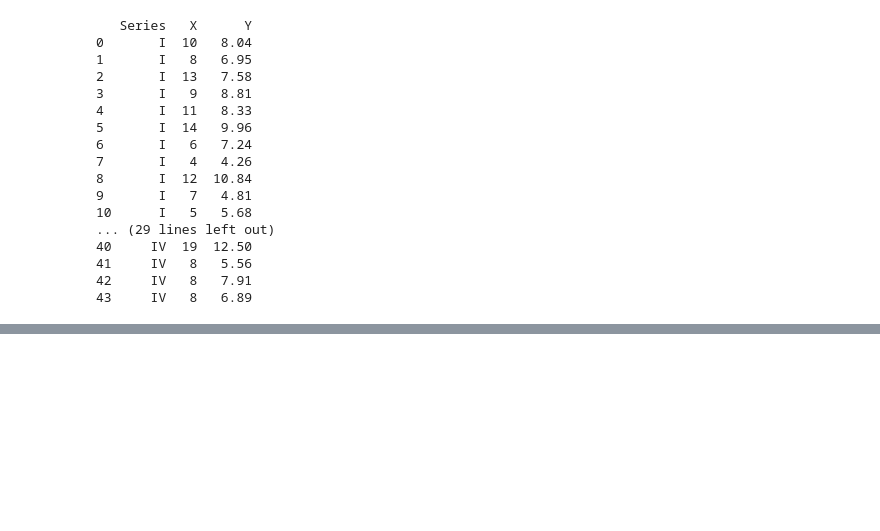
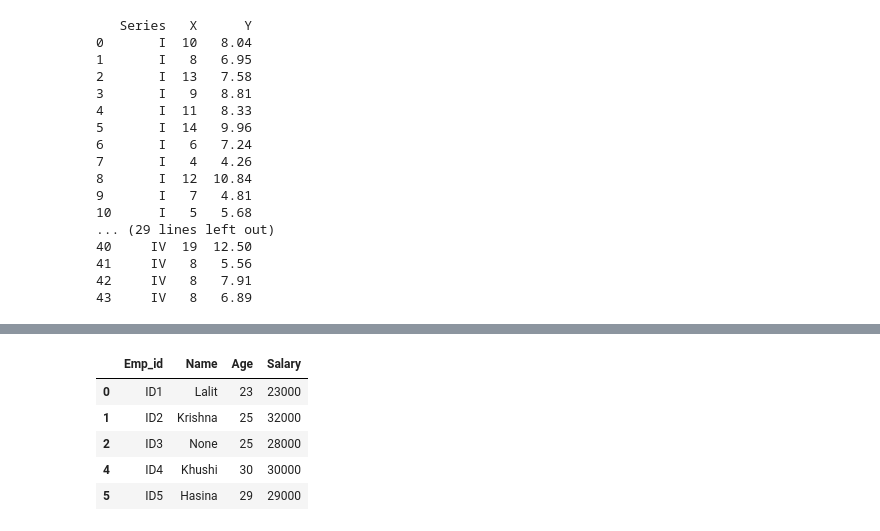
Before and after one commit to Jatingpt/Pandas, a Jupyter notebook: Pandas.ipynb, the cells around one changed output, grey strips where cells are left out. Saved outputs shown, nothing was run; the diff lists cells and outputs as text; code cells hidden in the pictures; blank space fills up the shorter version.

```diff
--- a/Pandas.ipynb
+++ b/Pandas.ipynb
@@ -264,0 +388,14 @@ print(df)
+# %%
+df.duplicated("Emp_id")   #as we can see that there are one duplicate values in our primary key which should be delete.
+
+#dropping the duplicate values from id columns.
+
+new_df = df.drop_duplicates("Emp_id")
+new_df
+# %% [output]
+|  | Emp_id | Name | Age | Salary |
+| 0 | ID1 | Lalit | 23 | 23000 |
+| 1 | ID2 | Krishna | 25 | 32000 |
+| 2 | ID3 | None | 25 | 28000 |
+| 4 | ID4 | Khushi | 30 | 30000 |
+| 5 | ID5 | Hasina | 29 | 29000 |
```
Also changed, not shown: parts of 14 cells of this notebook.
